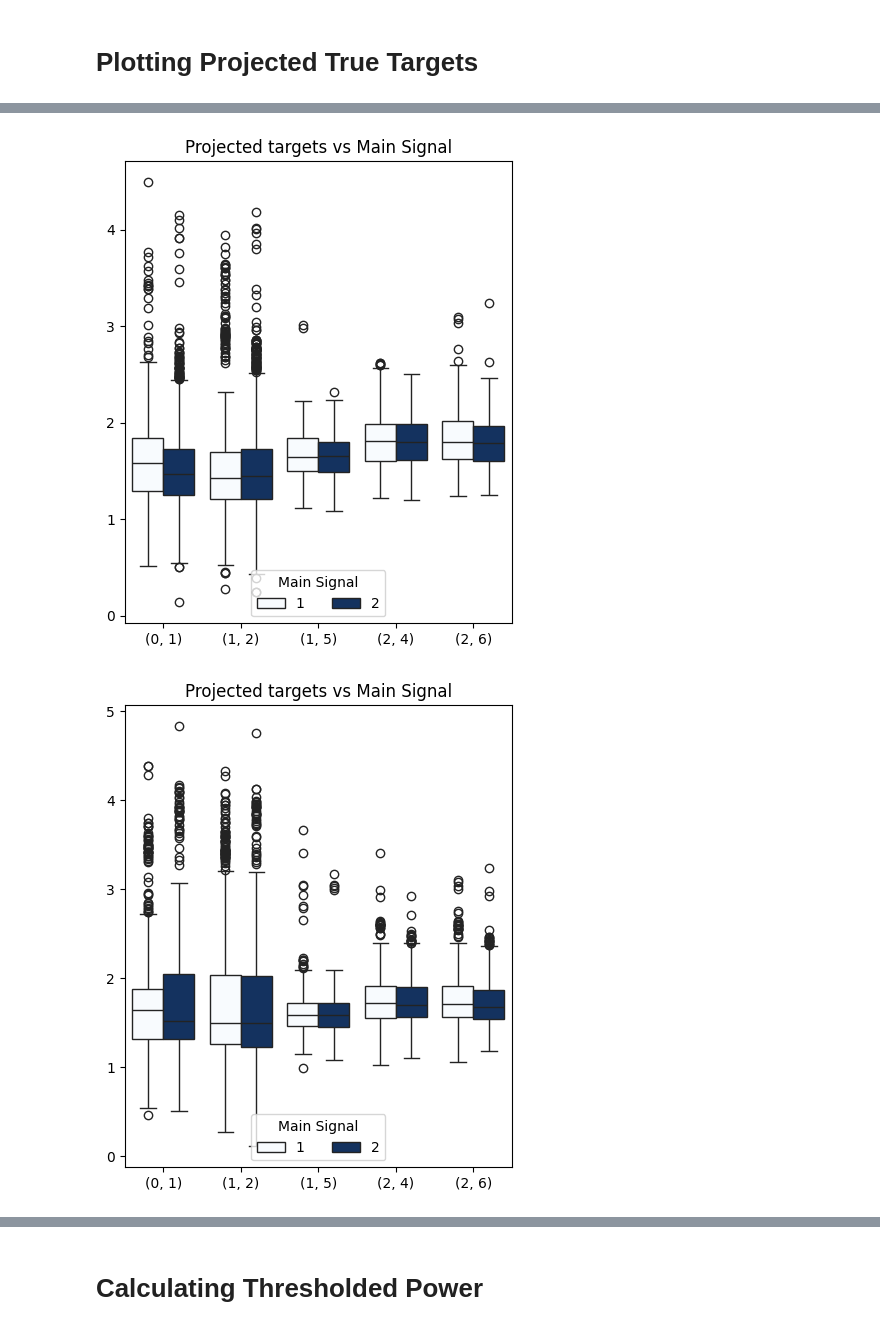
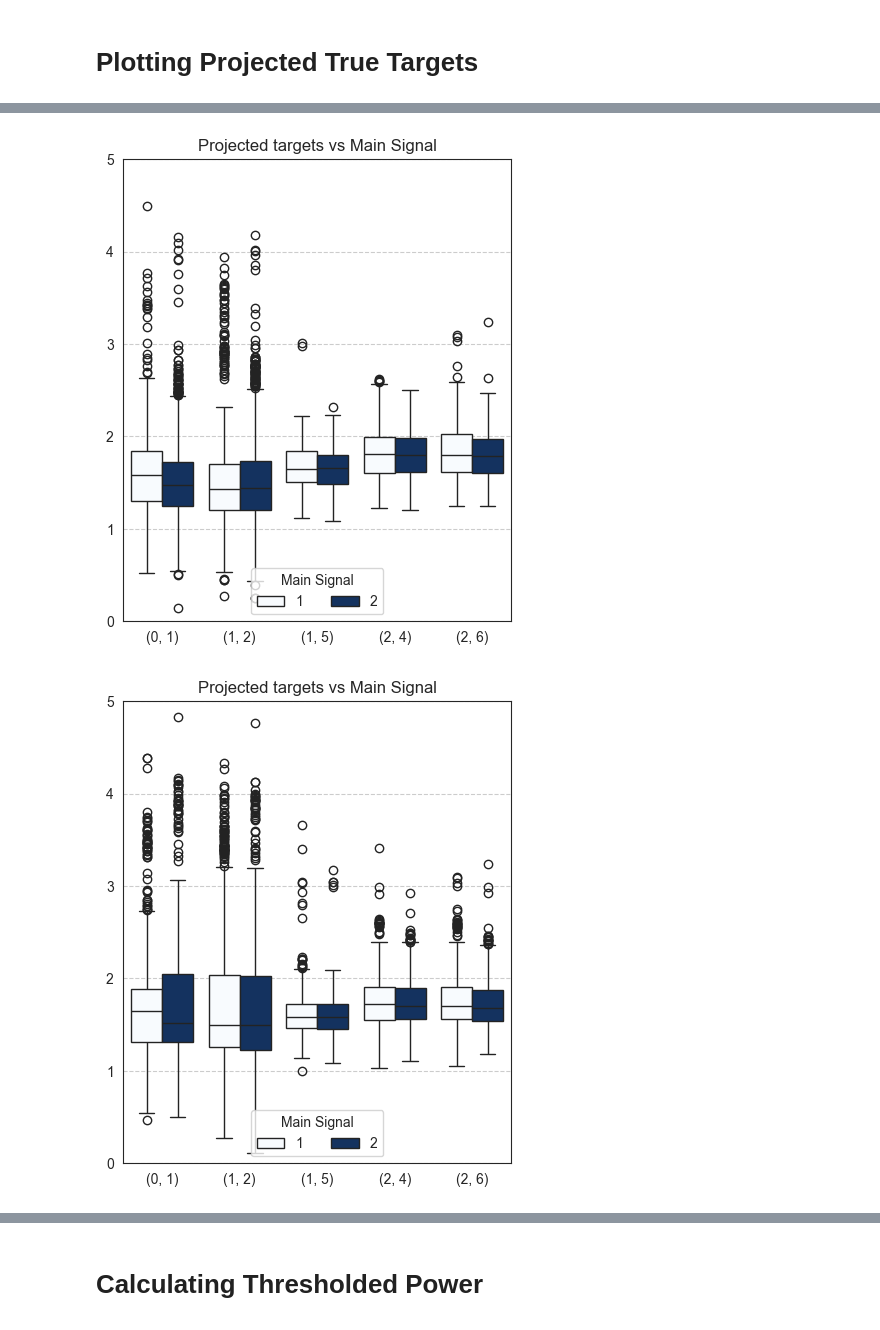
Before and after one commit to yiling-h/SI-Interaction, a Jupyter notebook: selectinf/Simulation/H1/Results/main/plotting.ipynb, the cells around one changed output, grey strips where cells are left out. Cells and saved outputs as stored; diff of their text form; code cells hidden in the pictures.

```diff
--- a/selectinf/Simulation/H1/Results/main/plotting.ipynb
+++ b/selectinf/Simulation/H1/Results/main/plotting.ipynb
@@ -93,3 +100,15 @@ for path in dir_list_wh2_5:
     opers2_5.append(combine_lists(list_of_oper))
     pvals2_5.append(combine_nested_lists(list_of_pval))
     targets2_5.append(combine_lists(list_of_targets))
+
+opers_c = []
+pvals_c = []
+targets_c = []
+for path in dir_list_wh_c:
+    result = joblib.load(path)
+    list_of_oper = [tup[0] for tup in result]
+    list_of_pval = [tup[1] for tup in result]
+    list_of_targets = [tup[2] for tup in result]
+    opers_c.append(combine_lists(list_of_oper))
+    pvals_c.append(combine_nested_lists(list_of_pval))
+    targets_c.append(combine_lists(list_of_targets))
@@ -101,7 +131,9 @@ oper_char2_5 = combine_lists(opers2_5)
 pvals_all1 = combine_nested_lists(pvals1)
 pvals_all1_5 = combine_nested_lists(pvals1_5)
 pvals_all2_5 = combine_nested_lists(pvals2_5)
+pvals_all_c = combine_nested_lists(pvals_c)
 # %%
 targets_all1 = combine_lists(targets1)
 targets_all1_5 = combine_lists(targets1_5)
 targets_all2_5 = combine_lists(targets2_5)
+targets_all_c = combine_lists(targets_c)
@@ -157,0 +214,6 @@ plot_ecdfs(filtered_dict, xaxis="main signal",
+# %%
+## Plotting dict: SNR - Method - List of pvals
+filtered_dict = filter_pval_dict(pvals_all_c, targets_all_c, threshold = 0.1,
+                                 operator=ge)
+plot_ecdfs(filtered_dict, xaxis="main signal",
+           title="ECDF Plot for Carving Randomization, Non-Null Targets")
@@ -197,11 +262,13 @@ plot_multi_targets(filter_targets_dict(filtered_targets1,'Data Splitting'),
 # %%
-plot_multi_targets(filter_targets_dict(filtered_targets1,'MLE'), xaxis="Main Signal")
+plot_multi_targets(filter_targets_dict(filtered_targets1,'MLE'), xaxis="Main Signal",
+                   ylim_low=0, ylim_high=5)
 # %% [output]
-[figure, old version]
+[figure, new version]
 # %%
-plot_multi_targets(filter_targets_dict(filtered_targets1_5,'MLE'), xaxis="Main Signal")
+plot_multi_targets(filter_targets_dict(filtered_targets1_5,'MLE'), xaxis="Main Signal",
+                   ylim_low=0, ylim_high=5)
 # %% [output]
-[figure, old version]
+[figure, new version]
 # %%
 plot_multi_targets(filter_targets_dict(filtered_targets2_5,'MLE'), xaxis="Main Signal")
 # %% [output]
```
Also changed, not shown: parts of 23 cells of this notebook, 6 other files.
